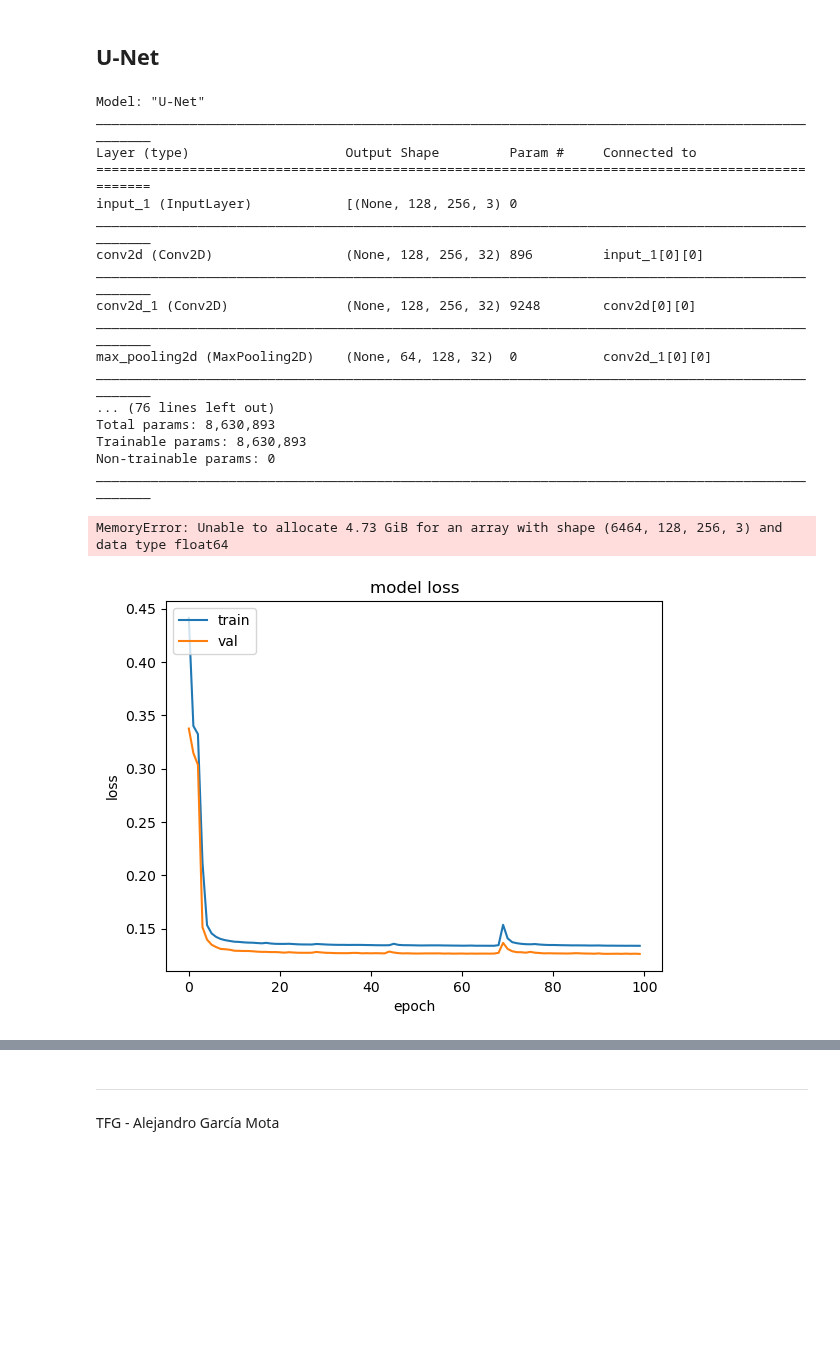
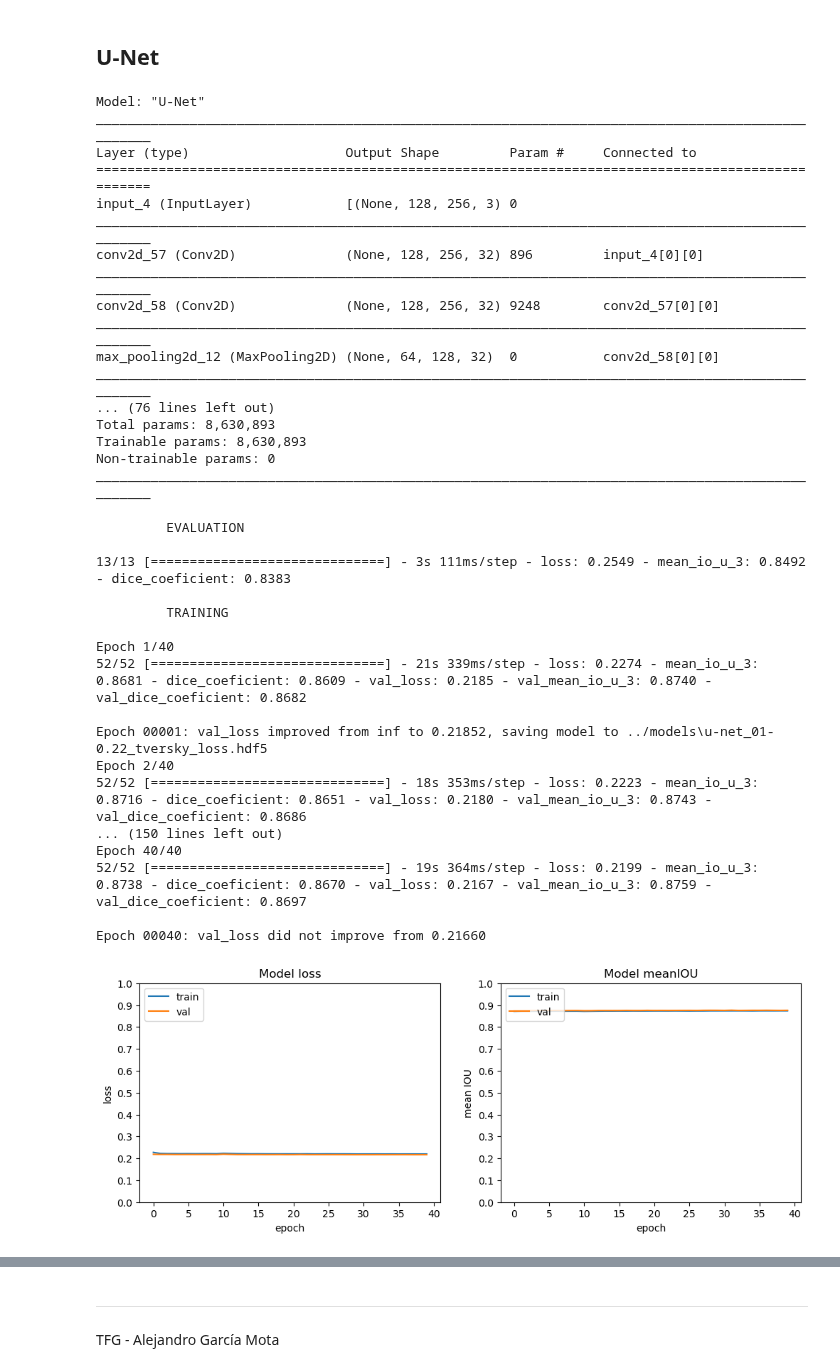
Before and after one commit to alexgmota/TFG-SW-AGM, a Jupyter notebook: src/U-Net_endo_segmentation.ipynb, the cells around one changed output, grey strips where cells are left out. Saved outputs shown, nothing was run; the diff lists cells and outputs as text; code cells hidden in the pictures; blank space fills up the shorter version.

Commit message:
Training model

```diff
--- a/src/U-Net_endo_segmentation.ipynb
+++ b/src/U-Net_endo_segmentation.ipynb
@@ -26,8 +26,8 @@ GPU avalible: True
 # %% [markdown]
 ## Data preparation.
 # %%
-imgs = glob(f'../*/*/*/frame_*_endo.png')
-masks = glob(f'../*/*/*/frame_*_endo_watershed_mask.png')
+imgs = glob(f'../*/*/*/frame_*_endo.png')[2000:4080]
+masks = glob(f'../*/*/*/frame_*_endo_watershed_mask.png')[2000:4080]
 
 assert len(imgs) == len(masks)
 
@@ -42,6 +42,7 @@ X, y = [], []
 
 for img, mask in zip(imgs, masks):
     img = cv2.imread(img)
+    img = img[10:-10, 10:-10,:]
     img = cv2.cvtColor(img, cv2.COLOR_BGR2RGB)
     img = cv2.resize(img, (WIDTH, HEIGHT))
     img = img / 255
@@ -239,9 +240,9 @@ def focal_tversky_loss(y_true, y_pred, gamma=0.75):
     return tf.keras.backend.pow((1 - tv), gamma)
 # %%
 unet_model = build_unet_model(n_filters=32, n_classes=13)
-unet_model.load_weights('../models/u-net_best.hdf5')
+unet_model.load_weights('../models/u-net_100epochs.hdf5')
 unet_model.compile(
-    optimizer=tf.keras.optimizers.Adam(learning_rate=0e-3),
+    optimizer=tf.keras.optimizers.Adam(),
     loss=focal_tversky_loss,
     metrics=[tf.metrics.MeanIoU(num_classes=13), dice_coeficient]
 )
@@ -252,13 +253,13 @@ Model: "U-Net"
 __________________________________________________________________________________________________
 Layer (type)                    Output Shape         Param #     Connected to
 ==================================================================================================
-input_1 (InputLayer)            [(None, 128, 256, 3) 0
+input_4 (InputLayer)            [(None, 128, 256, 3) 0
 __________________________________________________________________________________________________
-conv2d (Conv2D)                 (None, 128, 256, 32) 896         input_1[0][0]
+conv2d_57 (Conv2D)              (None, 128, 256, 32) 896         input_4[0][0]
 __________________________________________________________________________________________________
-conv2d_1 (Conv2D)               (None, 128, 256, 32) 9248        conv2d[0][0]
+conv2d_58 (Conv2D)              (None, 128, 256, 32) 9248        conv2d_57[0][0]
 __________________________________________________________________________________________________
-max_pooling2d (MaxPooling2D)    (None, 64, 128, 32)  0           conv2d_1[0][0]
+max_pooling2d_12 (MaxPooling2D) (None, 64, 128, 32)  0           conv2d_58[0][0]
 __________________________________________________________________________________________________
 ... (76 lines left out)
 Total params: 8,630,893
@@ -276,7 +277,7 @@ unet_model.evaluate(
 )
 
 checkpoint = tf.keras.callbacks.ModelCheckpoint(
-    '../models/u-net_{epoch:02d}-{val_loss:.2f}_tversky_loss.hdf5',
+    '../models/u-net_trainCP_tversky_loss.hdf5',
     verbose=1,
     save_best_only=True,
     save_weights_only=True,
@@ -287,35 +288,56 @@ print('\n\t TRAINING\n')
 model_history = unet_model.fit(
     X_train,
     y_train,
-    epochs=5,
+    epochs=40,
     batch_size=32,
     validation_data=(X_test, y_test),
     use_multiprocessing=True,
     callbacks=[checkpoint],
     verbose=1
 )
+
+unet_model.save_weights('../models/u-net_{val_loss:.5f}_tversky_loss.hdf5')
 # %% [output]
-MemoryError: Unable to allocate 4.73 GiB for an array with shape (6464, 128, 256, 3) and data type float64
+         EVALUATION
+
+13/13 [==============================] - 3s 111ms/step - loss: 0.2549 - mean_io_u_3: 0.8492 - dice_coeficient: 0.8383
+
+         TRAINING
+
+Epoch 1/40
+52/52 [==============================] - 21s 339ms/step - loss: 0.2274 - mean_io_u_3: 0.8681 - dice_coeficient: 0.8609 - val_loss: 0.2185 - val_mean_io_u_3: 0.8740 - val_dice_coeficient: 0.8682
+
+Epoch 00001: val_loss improved from inf to 0.21852, saving model to ../models\u-net_01-0.22_tversky_loss.hdf5
+Epoch 2/40
+52/52 [==============================] - 18s 353ms/step - loss: 0.2223 - mean_io_u_3: 0.8716 - dice_coeficient: 0.8651 - val_loss: 0.2180 - val_mean_io_u_3: 0.8743 - val_dice_coeficient: 0.8686
+... (150 lines left out)
+Epoch 40/40
+52/52 [==============================] - 19s 364ms/step - loss: 0.2199 - mean_io_u_3: 0.8738 - dice_coeficient: 0.8670 - val_loss: 0.2167 - val_mean_io_u_3: 0.8759 - val_dice_coeficient: 0.8697
+
+Epoch 00040: val_loss did not improve from 0.21660
 # %%
-plt.figure(figsize=(20,20))
+plt.figure(figsize=(12,4))
 
 plt.subplot(121)
 plt.plot(model_history.history['loss'])
 plt.plot(model_history.history['val_loss'])
 plt.title('Model loss')
 plt.ylabel('loss')
 plt.xlabel('epoch')
+plt.yticks(np.arange(0, 1.1, 0.1))
 plt.legend(['train', 'val'], loc='upper left')
 
 plt.subplot(122)
-plt.plot(model_history.history['mean_io_u'])
-plt.plot(model_history.history['val_mean_io_u'])
+plt.plot(model_history.history['mean_io_u_3'])
+plt.plot(model_history.history['val_mean_io_u_3'])
 plt.title('Model meanIOU')
 plt.ylabel('mean IOU')
 plt.xlabel('epoch')
+plt.yticks(np.arange(0, 1.1, 0.1))
+
 plt.legend(['train', 'val'], loc='upper left')
 
 plt.show()
 # %% [output]
-[figure, old version]
+[figure, new version]
 # %%
```
Also changed, not shown: parts of 8 cells of this notebook, 1 other file.
